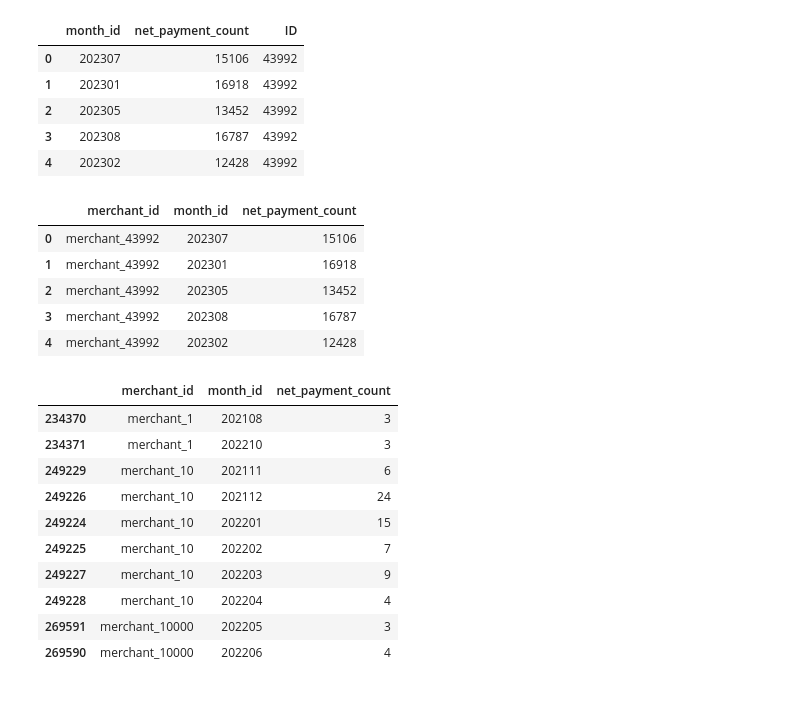
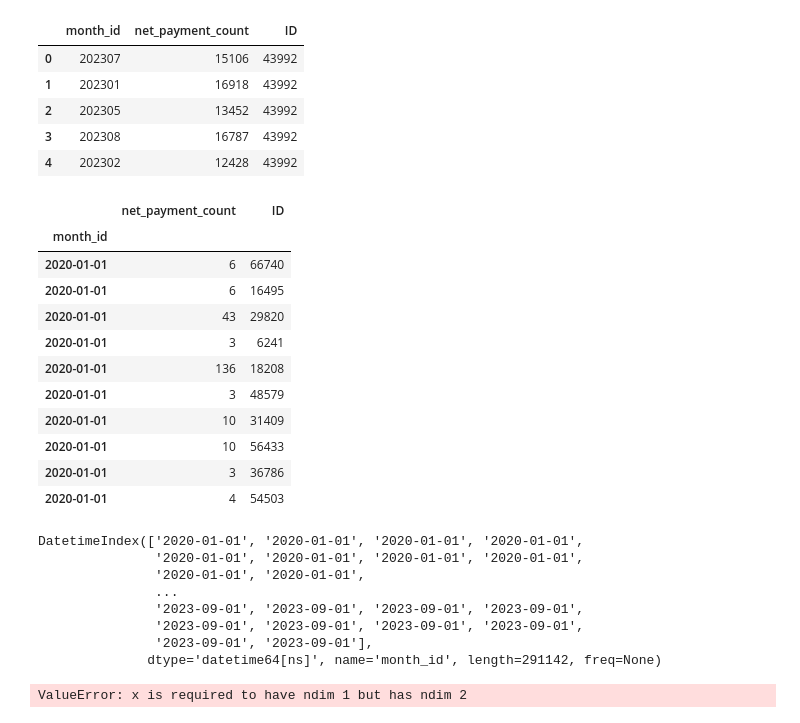
Before and after one commit to seydanurkayir/iyzico-datathon, a Jupyter notebook: time-series.ipynb, the cells around one changed output. Saved outputs shown, nothing was run; the diff lists cells and outputs as text; code cells hidden in the pictures.

```diff
--- a/time-series.ipynb
+++ b/time-series.ipynb
@@ -18,9 +18,9 @@ data.head()
 | 4 | merchant_43992 | 202302 | Merchant Source - 3 | Settlement Period - 3 | Working Type - 2 | mcc_197 | ... |
 # %%
 data[["Merchant", "ID"]] = data["merchant_id"].str.split("_", expand=True)
-train = data.drop(['merchant_id','Merchant','merchant_source_name','settlement_period',
-                      'working_type','mcc_id','merchant_segment'], axis=1)
-train.head()
+train = data.drop(['merchant_source_name','settlement_period',
+                      'working_type','mcc_id','merchant_segment','Merchant','merchant_id'], axis=1)
+train
 # %% [output]
 |  | month_id | net_payment_count | ID |
 | 0 | 202307 | 15106 | 43992 |
@@ -28,29 +28,33 @@ train.head()
 | 2 | 202305 | 13452 | 43992 |
 | 3 | 202308 | 16787 | 43992 |
 | 4 | 202302 | 12428 | 43992 |
-# %%
-train = data.drop(['merchant_source_name','settlement_period',
-                      'working_type','mcc_id','merchant_segment'], axis=1)
-train.head()
-# %% [output]
-|  | merchant_id | month_id | net_payment_count |
-| 0 | merchant_43992 | 202307 | 15106 |
-| 1 | merchant_43992 | 202301 | 16918 |
-| 2 | merchant_43992 | 202305 | 13452 |
-| 3 | merchant_43992 | 202308 | 16787 |
-| 4 | merchant_43992 | 202302 | 12428 |
 # %%
-train = train.sort_values(by=['merchant_id', 'month_id'])
+train = train.sort_values(by=[ 'month_id'])
 train.head(10)
 # %% [output]
-|  | merchant_id | month_id | net_payment_count |
-| 234370 | merchant_1 | 202108 | 3 |
-| 234371 | merchant_1 | 202210 | 3 |
-| 249229 | merchant_10 | 202111 | 6 |
-| 249226 | merchant_10 | 202112 | 24 |
-| 249224 | merchant_10 | 202201 | 15 |
-| 249225 | merchant_10 | 202202 | 7 |
-| 249227 | merchant_10 | 202203 | 9 |
-| 249228 | merchant_10 | 202204 | 4 |
-| 269591 | merchant_10000 | 202205 | 3 |
-| 269590 | merchant_10000 | 202206 | 4 |
+|  | net_payment_count | ID |
+| month_id |  |  |
+| 2020-01-01 | 6 | 66740 |
+| 2020-01-01 | 6 | 16495 |
+| 2020-01-01 | 43 | 29820 |
+| 2020-01-01 | 3 | 6241 |
+| 2020-01-01 | 136 | 18208 |
+| 2020-01-01 | 3 | 48579 |
+| 2020-01-01 | 10 | 31409 |
+| 2020-01-01 | 10 | 56433 |
+| 2020-01-01 | 3 | 36786 |
+| 2020-01-01 | 4 | 54503 |
+# %%
+train["month_id"] = pd.to_datetime(train["month_id"], format="%Y%m")
+train.set_index('month_id', inplace=True)
+
+train.index
+# %% [output]
+DatetimeIndex(['2020-01-01', '2020-01-01', '2020-01-01', '2020-01-01',
+               '2020-01-01', '2020-01-01', '2020-01-01', '2020-01-01',
+               '2020-01-01', '2020-01-01',
+               ...
+               '2023-09-01', '2023-09-01', '2023-09-01', '2023-09-01',
+               '2023-09-01', '2023-09-01', '2023-09-01', '2023-09-01',
+               '2023-09-01', '2023-09-01'],
+              dtype='datetime64[ns]', name='month_id', length=291142, freq=None)
@@ -56,0 +65,12 @@ train.head(10)
+# %%
+unique_ids = train['ID'].unique()
+
+for merchant_id in unique_ids:
+    data = train[train['ID'] == merchant_id]
+    merchant_data = data.sort_values(by=['month_id'])
+    #adfuller( merchant_data.net_payment_count.dropna())
+    #adftest = ndiffs(merchant_data.net_payment_count, test = 'adf')
+
+    adfuller(merchant_data)
+# %% [output]
+ValueError: x is required to have ndim 1 but has ndim 2
```
Also changed, not shown: parts of 37 cells of this notebook, 3 other files.
